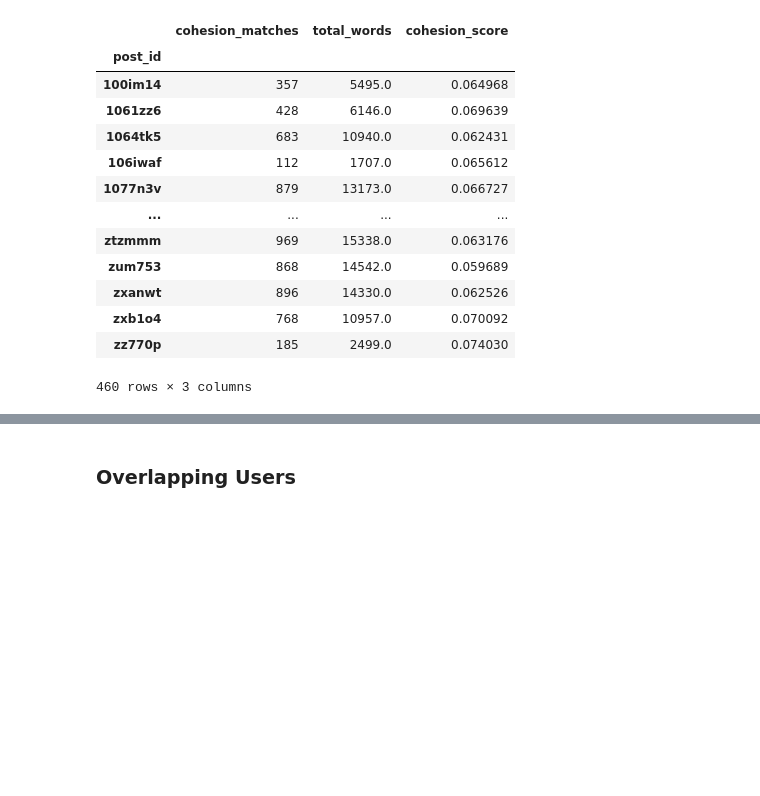
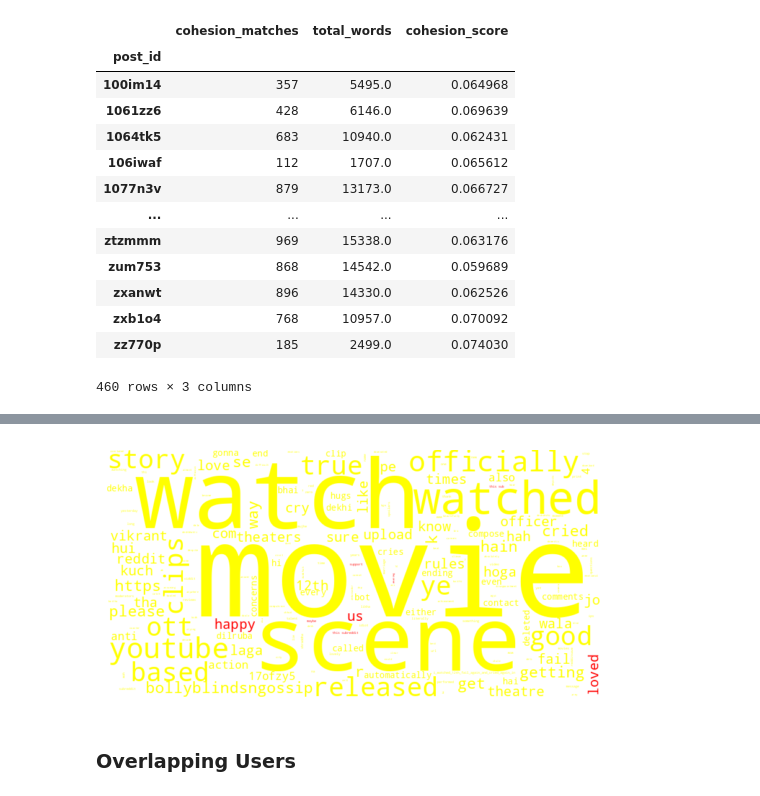
Before and after one commit to pavelihno/reddit-film-communities, a Jupyter notebook: metric_estimation.ipynb, the cells around one changed output, grey strips where cells are left out. Cells and saved outputs as stored; diff of their text form; code cells hidden in the pictures; blank space fills up the shorter version.

Commit message:
Added support for cloud word visualization to notebook.

```diff
--- a/metric_estimation.ipynb
+++ b/metric_estimation.ipynb
@@ -15,6 +22,10 @@ social_cohesion_file = "./data/cohesion_vocabulary.csv"
 
 comments_data = pd.read_csv(comments_file, index_col=0).reset_index(drop=True)
 cohesion_vocab = list(pd.read_csv(social_cohesion_file, names=["word"])["word"])
+
+stopwords = set(stopwords.words("english"))
+for word in cohesion_vocab:
+    if word in stopwords: stopwords.remove(word)
 # %% [markdown]
 ## Single Metrics
 # %% [markdown]
@@ -40,0 +81,3 @@ cohesion_metric
+# %%
+cloud_word = pd.read_csv("./results/cloud_word.csv")
+cloud_word
@@ -41,3 +98,39 @@ cohesion_metric
+# %%
+wc = WordCloud(
+    background_color="white",
+    width=800,
+    height=400
+)
+
+movie = "12th Fail"
+post_id = "17ofzy5"
+
+subcloud = cloud_word[
+    (cloud_word["movie"] == movie) &
+    (cloud_word["post_id"] == post_id)
+]
+
+frequencies = dict(
+    zip(subcloud["word"], subcloud["frequency"])
+)
+
+word_to_color = dict(
+    zip(subcloud["word"], subcloud["is_cohesion"])
+)
+
+def cohesion_color_func(word, **kwargs):
+    return "red" if word_to_color.get(word, True) else "yellow"
+
+wc.generate_from_frequencies(frequencies)
+
+plt.imshow(
+    wc.recolor(color_func=cohesion_color_func),
+    interpolation="bilinear"
+)
+plt.axis("off")
+plt.show()
+# %% [output]
+[figure, added]
 # %% [markdown]
 ### Overlapping Users
 # %%
```
Also changed, not shown: parts of 3 cells of this notebook, 1 other file.
